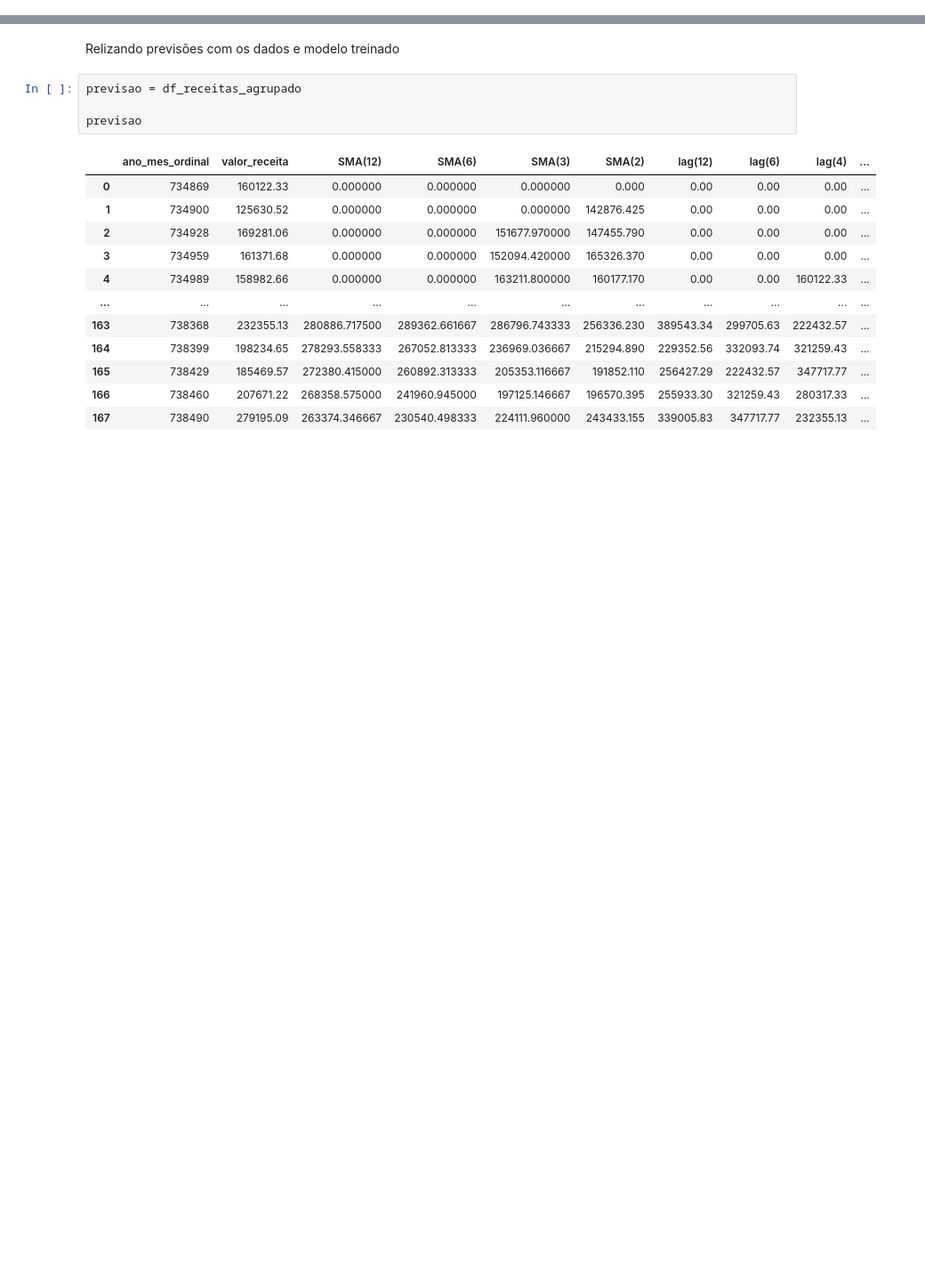
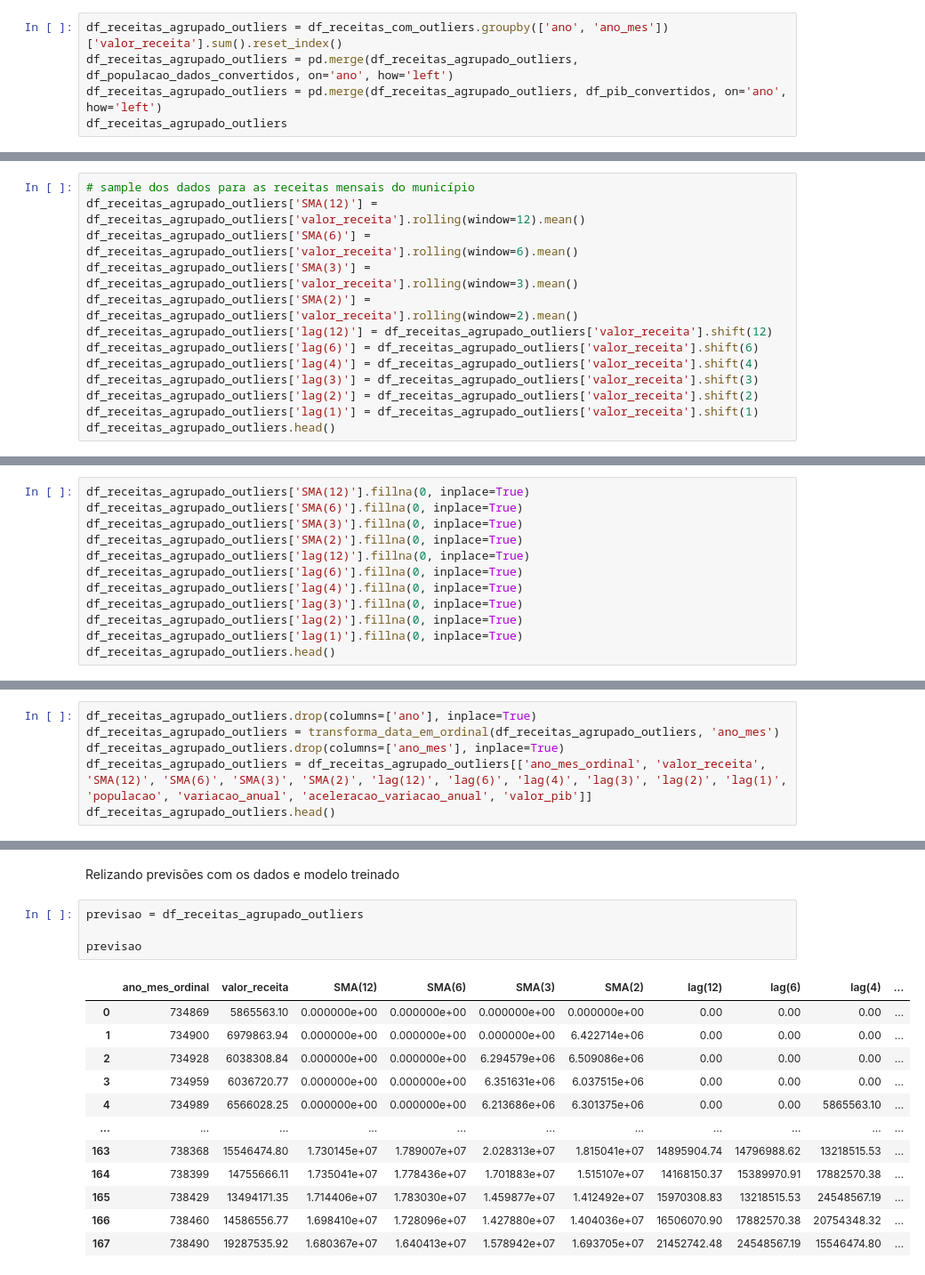
Before and after one commit to AllysonAbreu/neural_network_studies, a Jupyter notebook: notebooks/v2/rede_neural_dados_nuvem.ipynb, the cells around one changed output, grey strips where cells are left out. Shown at 89% size. Drawn from its saved outputs; the diff is of its cells as text; blank space fills up the shorter version.

```diff
--- a/notebooks/v2/rede_neural_dados_nuvem.ipynb
+++ b/notebooks/v2/rede_neural_dados_nuvem.ipynb
@@ -414,3 +427,8 @@ df_receitas_agrupado
 | 166 | 2022 | 2022-11 | 207671.22 | 63239 | 663 | 376 | 1.393869e+06 |
 | 167 | 2022 | 2022-12 | 279195.09 | 63239 | 663 | 376 | 1.393869e+06 |
 168 rows × 7 columns
+# %%
+df_receitas_agrupado_outliers = df_receitas_com_outliers.groupby(['ano', 'ano_mes'])['valor_receita'].sum().reset_index()
+df_receitas_agrupado_outliers = pd.merge(df_receitas_agrupado_outliers, df_populacao_dados_convertidos, on='ano', how='left')
+df_receitas_agrupado_outliers = pd.merge(df_receitas_agrupado_outliers, df_pib_convertidos, on='ano', how='left')
+df_receitas_agrupado_outliers
@@ -497,0 +515,13 @@ df_receitas_agrupado.to_csv('../../data/dados_receitas.csv', index=False, sep=';
+# %%
+# sample dos dados para as receitas mensais do município
+df_receitas_agrupado_outliers['SMA(12)'] = df_receitas_agrupado_outliers['valor_receita'].rolling(window=12).mean()
+df_receitas_agrupado_outliers['SMA(6)'] = df_receitas_agrupado_outliers['valor_receita'].rolling(window=6).mean()
+df_receitas_agrupado_outliers['SMA(3)'] = df_receitas_agrupado_outliers['valor_receita'].rolling(window=3).mean()
+df_receitas_agrupado_outliers['SMA(2)'] = df_receitas_agrupado_outliers['valor_receita'].rolling(window=2).mean()
+df_receitas_agrupado_outliers['lag(12)'] = df_receitas_agrupado_outliers['valor_receita'].shift(12)
+df_receitas_agrupado_outliers['lag(6)'] = df_receitas_agrupado_outliers['valor_receita'].shift(6)
+df_receitas_agrupado_outliers['lag(4)'] = df_receitas_agrupado_outliers['valor_receita'].shift(4)
+df_receitas_agrupado_outliers['lag(3)'] = df_receitas_agrupado_outliers['valor_receita'].shift(3)
+df_receitas_agrupado_outliers['lag(2)'] = df_receitas_agrupado_outliers['valor_receita'].shift(2)
+df_receitas_agrupado_outliers['lag(1)'] = df_receitas_agrupado_outliers['valor_receita'].shift(1)
+df_receitas_agrupado_outliers.head()
@@ -497,0 +535,12 @@ df_receitas_agrupado.to_csv('../../data/dados_receitas.csv', index=False, sep=';
+# %%
+df_receitas_agrupado_outliers['SMA(12)'].fillna(0, inplace=True)
+df_receitas_agrupado_outliers['SMA(6)'].fillna(0, inplace=True)
+df_receitas_agrupado_outliers['SMA(3)'].fillna(0, inplace=True)
+df_receitas_agrupado_outliers['SMA(2)'].fillna(0, inplace=True)
+df_receitas_agrupado_outliers['lag(12)'].fillna(0, inplace=True)
+df_receitas_agrupado_outliers['lag(6)'].fillna(0, inplace=True)
+df_receitas_agrupado_outliers['lag(4)'].fillna(0, inplace=True)
+df_receitas_agrupado_outliers['lag(3)'].fillna(0, inplace=True)
+df_receitas_agrupado_outliers['lag(2)'].fillna(0, inplace=True)
+df_receitas_agrupado_outliers['lag(1)'].fillna(0, inplace=True)
+df_receitas_agrupado_outliers.head()
@@ -497,0 +554,6 @@ df_receitas_agrupado.to_csv('../../data/dados_receitas.csv', index=False, sep=';
+# %%
+df_receitas_agrupado_outliers.drop(columns=['ano'], inplace=True)
+df_receitas_agrupado_outliers = transforma_data_em_ordinal(df_receitas_agrupado_outliers, 'ano_mes')
+df_receitas_agrupado_outliers.drop(columns=['ano_mes'], inplace=True)
+df_receitas_agrupado_outliers = df_receitas_agrupado_outliers[['ano_mes_ordinal', 'valor_receita', 'SMA(12)', 'SMA(6)', 'SMA(3)', 'SMA(2)', 'lag(12)', 'lag(6)', 'lag(4)', 'lag(3)', 'lag(2)', 'lag(1)', 'populacao', 'variacao_anual', 'aceleracao_variacao_anual', 'valor_pib']]
+df_receitas_agrupado_outliers.head()
@@ -932,21 +1027,21 @@ sns.histplot(data=tabela, x='Diferenca', kde=True).set_title('Distribuição dos
 # %% [markdown]
 Relizando previsões com os dados e modelo treinado
 # %%
-previsao = df_receitas_agrupado
+previsao = df_receitas_agrupado_outliers
 
 previsao
 # %% [output]
 |  | ano_mes_ordinal | valor_receita | SMA(12) | SMA(6) | SMA(3) | SMA(2) | lag(12) | lag(6) | lag(4) | ... |
-| 0 | 734869 | 160122.33 | 0.000000 | 0.000000 | 0.000000 | 0.000 | 0.00 | 0.00 | 0.00 | ... |
-| 1 | 734900 | 125630.52 | 0.000000 | 0.000000 | 0.000000 | 142876.425 | 0.00 | 0.00 | 0.00 | ... |
-| 2 | 734928 | 169281.06 | 0.000000 | 0.000000 | 151677.970000 | 147455.790 | 0.00 | 0.00 | 0.00 | ... |
-| 3 | 734959 | 161371.68 | 0.000000 | 0.000000 | 152094.420000 | 165326.370 | 0.00 | 0.00 | 0.00 | ... |
-| 4 | 734989 | 158982.66 | 0.000000 | 0.000000 | 163211.800000 | 160177.170 | 0.00 | 0.00 | 160122.33 | ... |
+| 0 | 734869 | 5865563.10 | 0.000000e+00 | 0.000000e+00 | 0.000000e+00 | 0.000000e+00 | 0.00 | 0.00 | 0.00 | ... |
+| 1 | 734900 | 6979863.94 | 0.000000e+00 | 0.000000e+00 | 0.000000e+00 | 6.422714e+06 | 0.00 | 0.00 | 0.00 | ... |
+| 2 | 734928 | 6038308.84 | 0.000000e+00 | 0.000000e+00 | 6.294579e+06 | 6.509086e+06 | 0.00 | 0.00 | 0.00 | ... |
+| 3 | 734959 | 6036720.77 | 0.000000e+00 | 0.000000e+00 | 6.351631e+06 | 6.037515e+06 | 0.00 | 0.00 | 0.00 | ... |
+| 4 | 734989 | 6566028.25 | 0.000000e+00 | 0.000000e+00 | 6.213686e+06 | 6.301375e+06 | 0.00 | 0.00 | 5865563.10 | ... |
 | ... | ... | ... | ... | ... | ... | ... | ... | ... | ... | ... |
-| 163 | 738368 | 232355.13 | 280886.717500 | 289362.661667 | 286796.743333 | 256336.230 | 389543.34 | 299705.63 | 222432.57 | ... |
-| 164 | 738399 | 198234.65 | 278293.558333 | 267052.813333 | 236969.036667 | 215294.890 | 229352.56 | 332093.74 | 321259.43 | ... |
-| 165 | 738429 | 185469.57 | 272380.415000 | 260892.313333 | 205353.116667 | 191852.110 | 256427.29 | 222432.57 | 347717.77 | ... |
-| 166 | 738460 | 207671.22 | 268358.575000 | 241960.945000 | 197125.146667 | 196570.395 | 255933.30 | 321259.43 | 280317.33 | ... |
-| 167 | 738490 | 279195.09 | 263374.346667 | 230540.498333 | 224111.960000 | 243433.155 | 339005.83 | 347717.77 | 232355.13 | ... |
+| 163 | 738368 | 15546474.80 | 1.730145e+07 | 1.789007e+07 | 2.028313e+07 | 1.815041e+07 | 14895904.74 | 14796988.62 | 13218515.53 | ... |
+| 164 | 738399 | 14755666.11 | 1.735041e+07 | 1.778436e+07 | 1.701883e+07 | 1.515107e+07 | 14168150.37 | 15389970.91 | 17882570.38 | ... |
+| 165 | 738429 | 13494171.35 | 1.714406e+07 | 1.783030e+07 | 1.459877e+07 | 1.412492e+07 | 15970308.83 | 13218515.53 | 24548567.19 | ... |
+| 166 | 738460 | 14586556.77 | 1.698410e+07 | 1.728096e+07 | 1.427880e+07 | 1.404036e+07 | 16506070.90 | 17882570.38 | 20754348.32 | ... |
+| 167 | 738490 | 19287535.92 | 1.680367e+07 | 1.640413e+07 | 1.578942e+07 | 1.693705e+07 | 21452742.48 | 24548567.19 | 15546474.80 | ... |
 168 rows × 16 columns
 # %%
```
Also changed, not shown: parts of 33 cells of this notebook, 33 other files.
